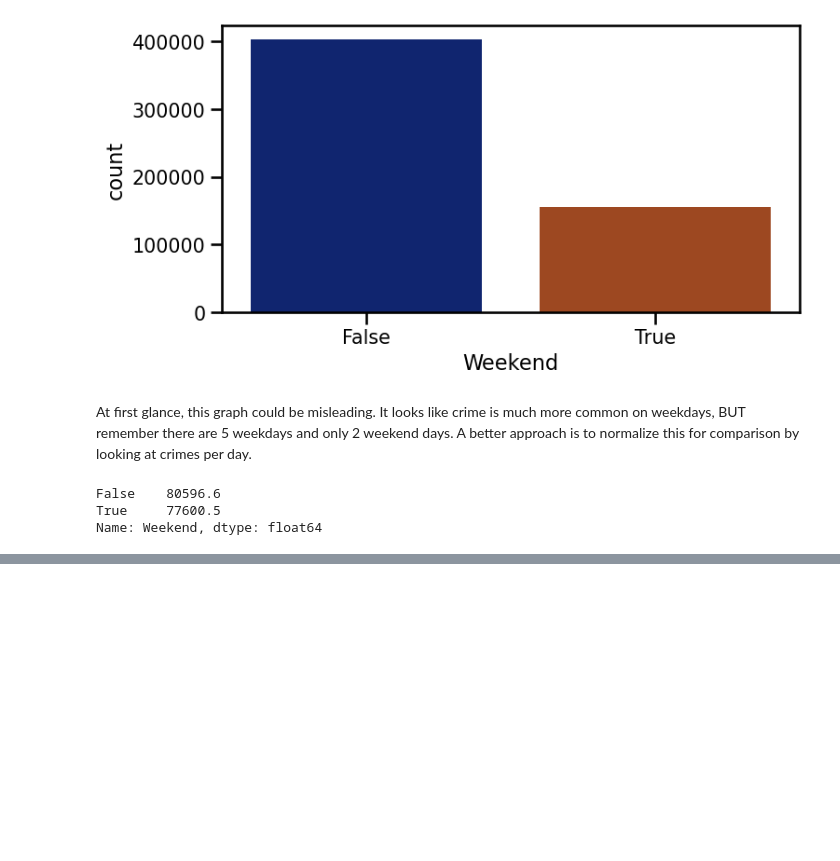
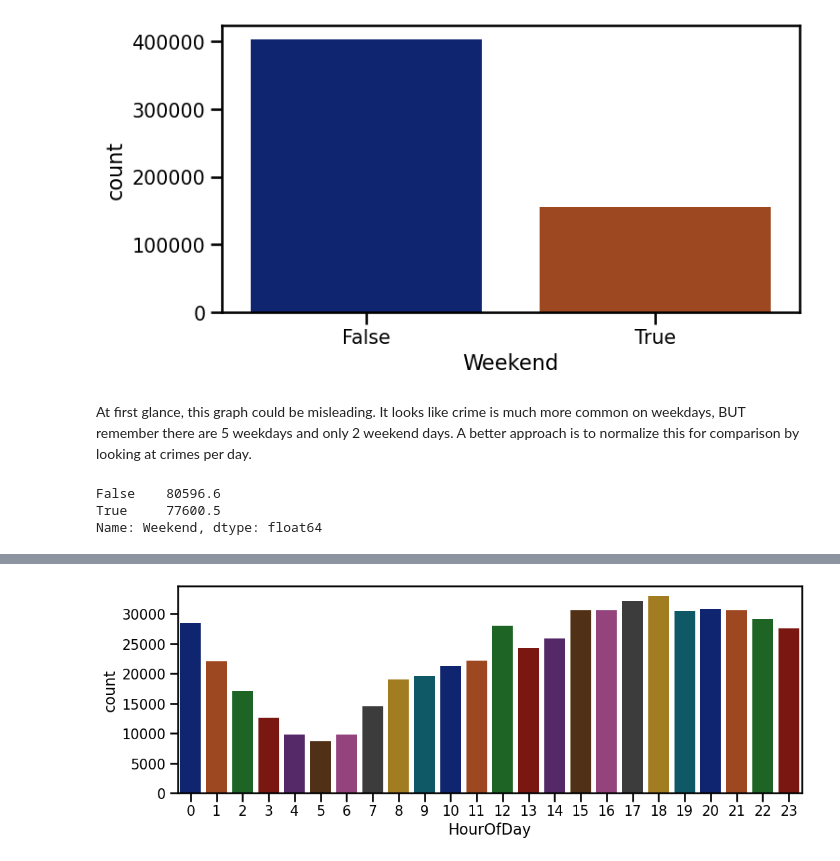
Before and after one commit to hansolothe3rd/Time-Series-Analysis, a Jupyter notebook: Binning Time Series.ipynb, the cells around one changed output, grey strips where cells are left out. Drawn from its saved outputs; the diff is of its cells as text; code cells hidden in the pictures; blank space fills up the shorter version.

```diff
--- a/Binning Time Series.ipynb
+++ b/Binning Time Series.ipynb
@@ -277,0 +313,6 @@ Name: Weekend, dtype: float64
+# %%
+# adding hour of the day (12am=0)
+df['HourOfDay'] = df.index.hour
+sns.countplot(data=df, x='HourOfDay',palette='dark');
+# %% [output]
+[figure, added]
```
Also changed, not shown: parts of 103 cells of this notebook.
